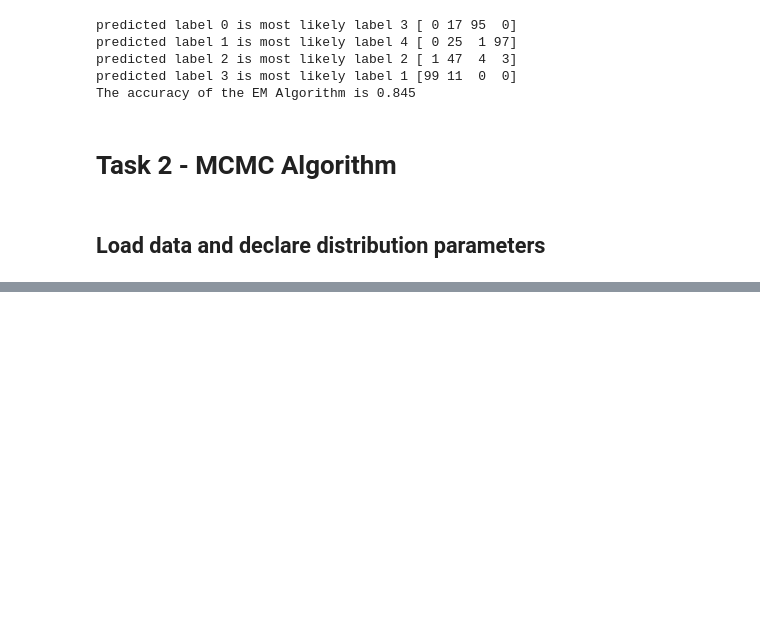
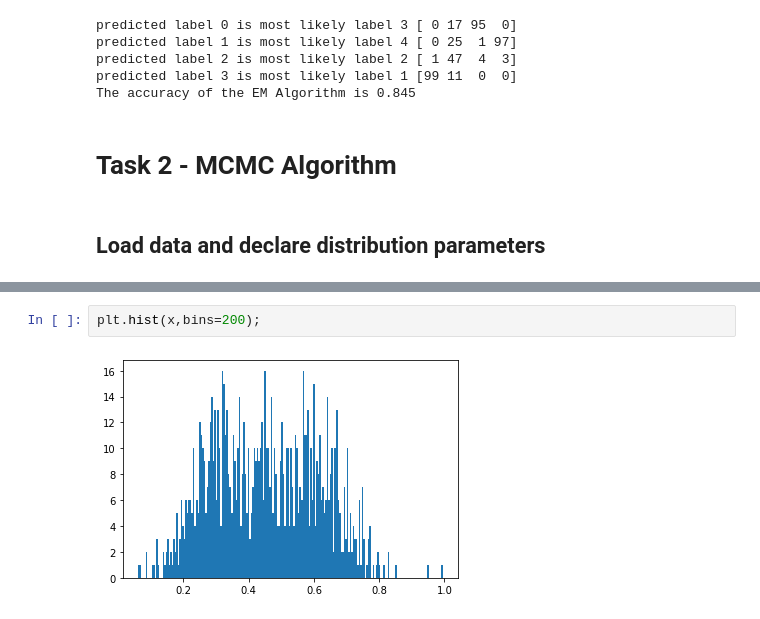
Before and after one commit to emarazz/siml_2019, a Jupyter notebook: H3/hw3.ipynb, the cells around one changed output, grey strips where cells are left out. Cells and saved outputs as stored; diff of their text form; blank space fills up the shorter version.

```diff
--- a/H3/hw3.ipynb
+++ b/H3/hw3.ipynb
@@ -271,0 +275,4 @@ w.shape
+# %%
+plt.hist(x,bins=200);
+# %% [output]
+[figure, added]
```
Also changed, not shown: parts of 15 cells of this notebook, 1 other file.
